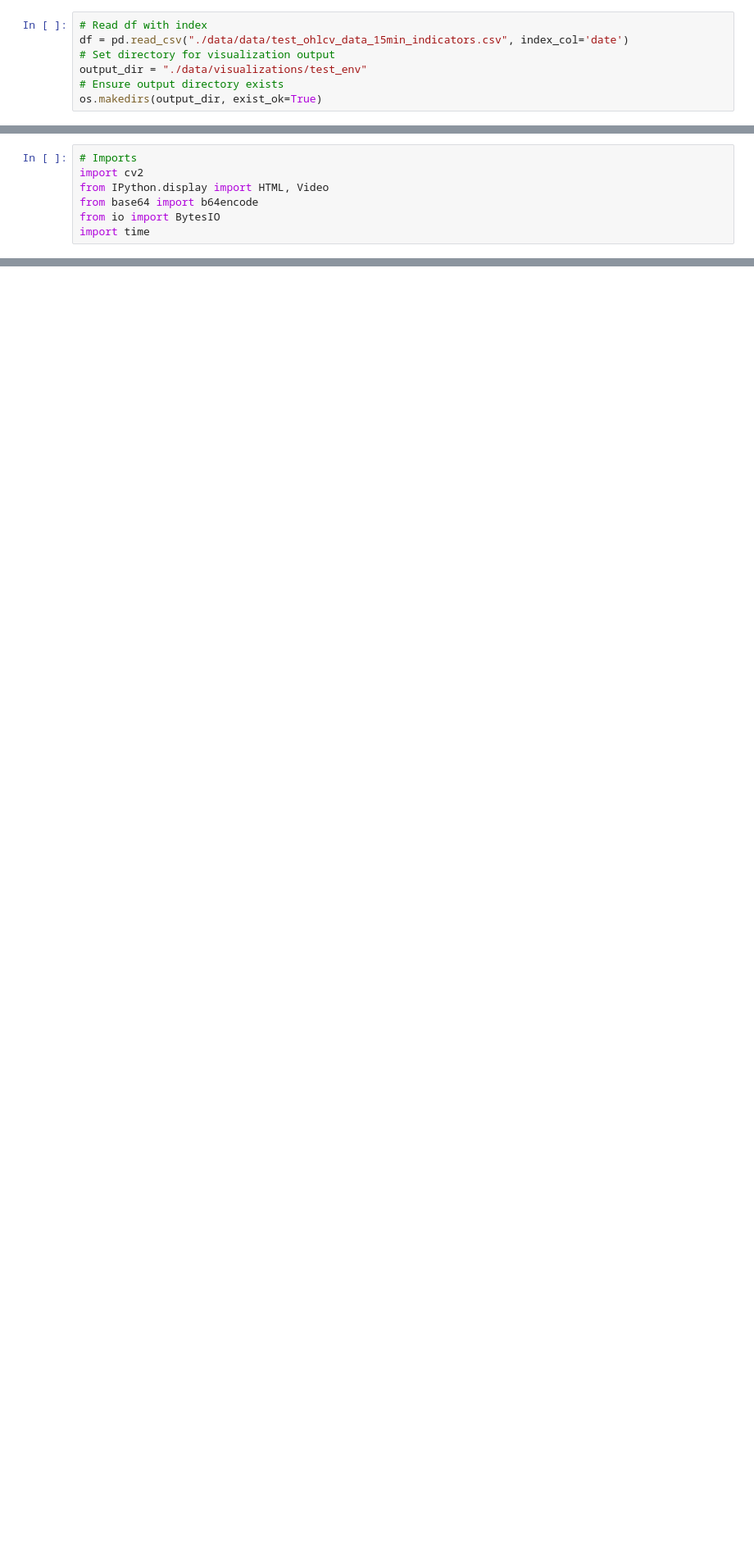
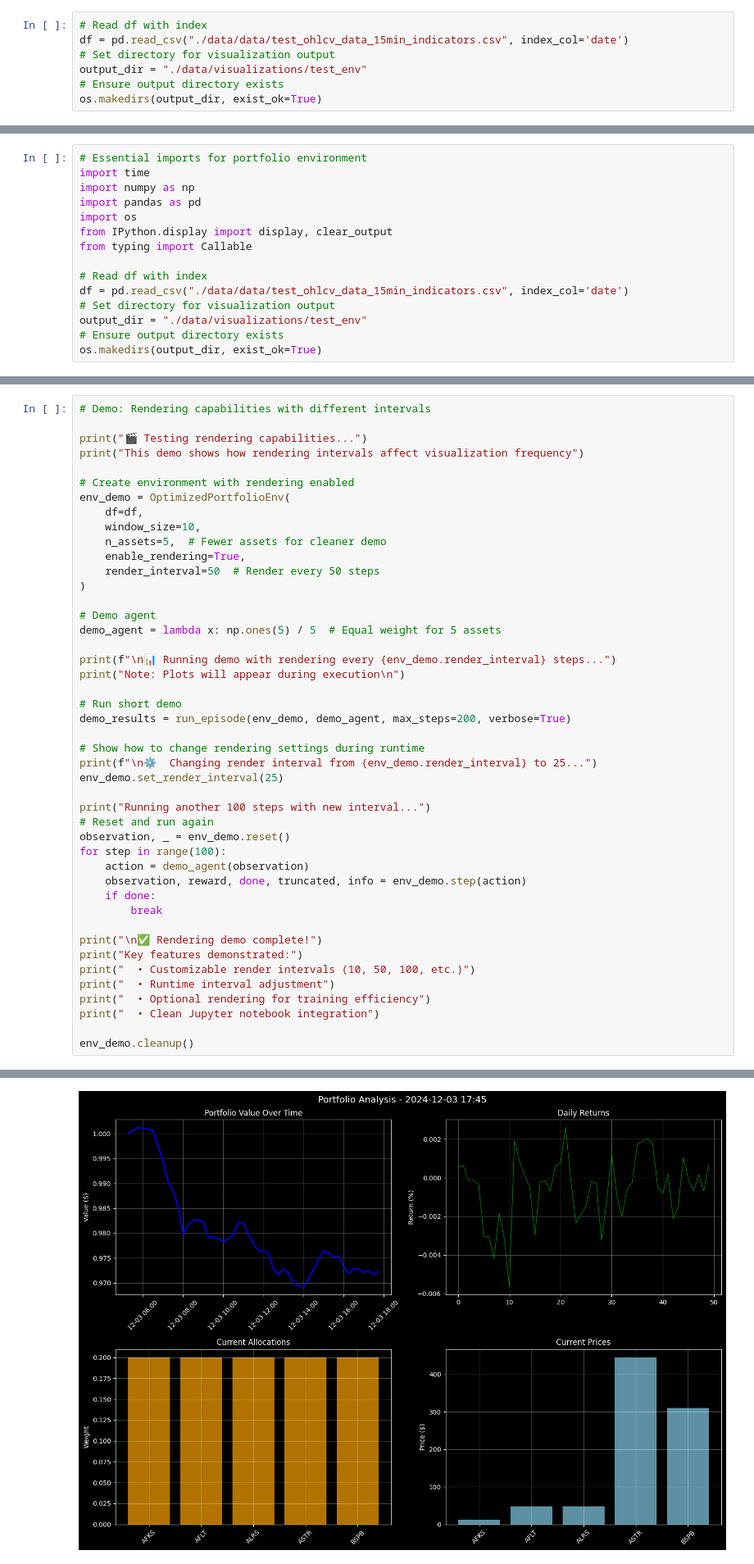
Before and after one commit to bigdatarookie/a2-project, a Jupyter notebook: dev/env_v1/test_env.ipynb, the cells around one changed output, grey strips where cells are left out. Shown at 82% size. Cells and saved outputs as stored; diff of their text form; blank space fills up the shorter version.

Commit message:
Equal weights with visual demo barely working but we got major improvments in workflow with instructions

```diff
--- a/dev/env_v1/test_env.ipynb
+++ b/dev/env_v1/test_env.ipynb
@@ -529,7 +592,15 @@ Features:
 # %%
-# Imports
-import cv2
-from IPython.display import HTML, Video
-from base64 import b64encode
-from io import BytesIO
+# Essential imports for portfolio environment
 import time
+import numpy as np
+import pandas as pd
+import os
+from IPython.display import display, clear_output
+from typing import Callable
+
+# Read df with index
+df = pd.read_csv("./data/data/test_ohlcv_data_15min_indicators.csv", index_col='date')
+# Set directory for visualization output
+output_dir = "./data/visualizations/test_env"
+# Ensure output directory exists
+os.makedirs(output_dir, exist_ok=True)
@@ -1203,0 +896,46 @@ NameError: name 'PyGameRenderer' is not defined
+# %%
+# Demo: Rendering capabilities with different intervals
+
+print("🎬 Testing rendering capabilities...")
+print("This demo shows how rendering intervals affect visualization frequency")
+
+# Create environment with rendering enabled
+env_demo = OptimizedPortfolioEnv(
+    df=df,
+    window_size=10,
+    n_assets=5,  # Fewer assets for cleaner demo
+    enable_rendering=True,
+    render_interval=50  # Render every 50 steps
+)
+
+# Demo agent
+demo_agent = lambda x: np.ones(5) / 5  # Equal weight for 5 assets
+
+print(f"\n📊 Running demo with rendering every {env_demo.render_interval} steps...")
+print("Note: Plots will appear during execution\n")
+
+# Run short demo
+demo_results = run_episode(env_demo, demo_agent, max_steps=200, verbose=True)
+
+# Show how to change rendering settings during runtime
+print(f"\n⚙️  Changing render interval from {env_demo.render_interval} to 25...")
+env_demo.set_render_interval(25)
+
+print("Running another 100 steps with new interval...")
+# Reset and run again
+observation, _ = env_demo.reset()
+for step in range(100):
+    action = demo_agent(observation)
+    observation, reward, done, truncated, info = env_demo.step(action)
+    if done:
+        break
+
+print("\n✅ Rendering demo complete!")
+print("Key features demonstrated:")
+print("  • Customizable render intervals (10, 50, 100, etc.)")
+print("  • Runtime interval adjustment")
+print("  • Optional rendering for training efficiency")
+print("  • Clean Jupyter notebook integration")
+
+env_demo.cleanup()
+# %% [output]
@@ -1203,0 +954 @@ NameError: name 'PyGameRenderer' is not defined
+[figure, added]
```
Also changed, not shown: parts of 19 cells of this notebook, 2 other files.
